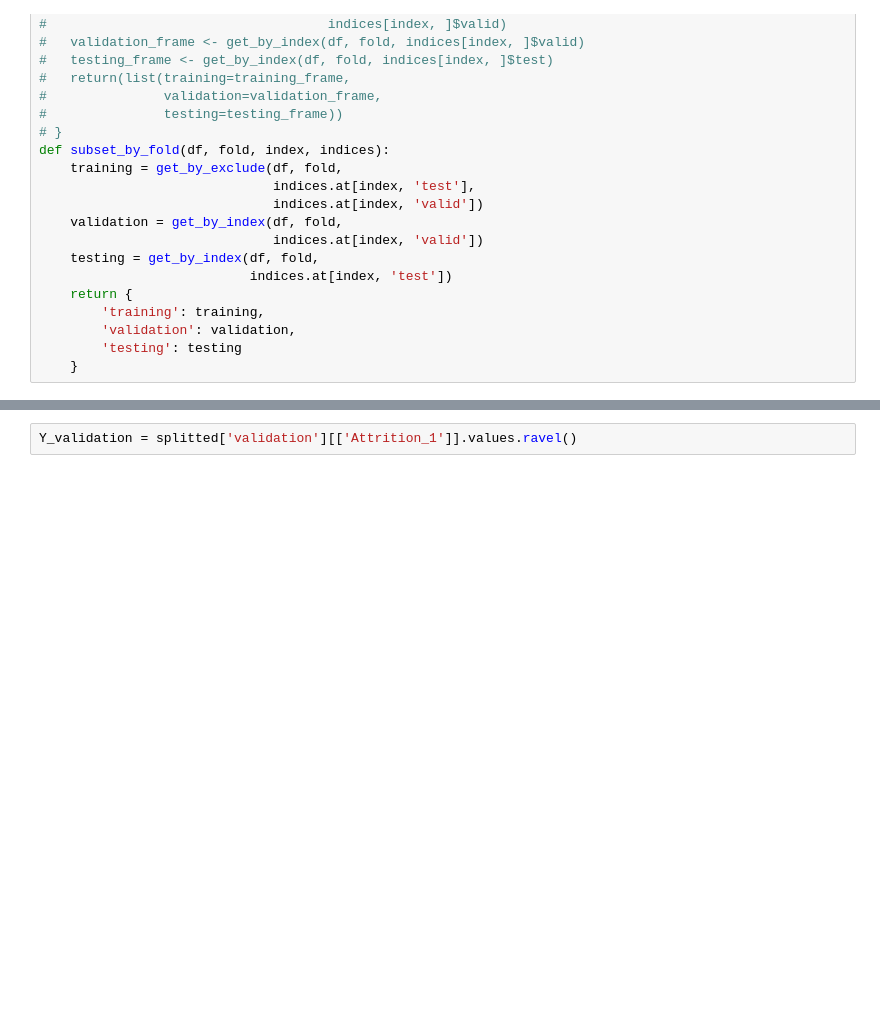
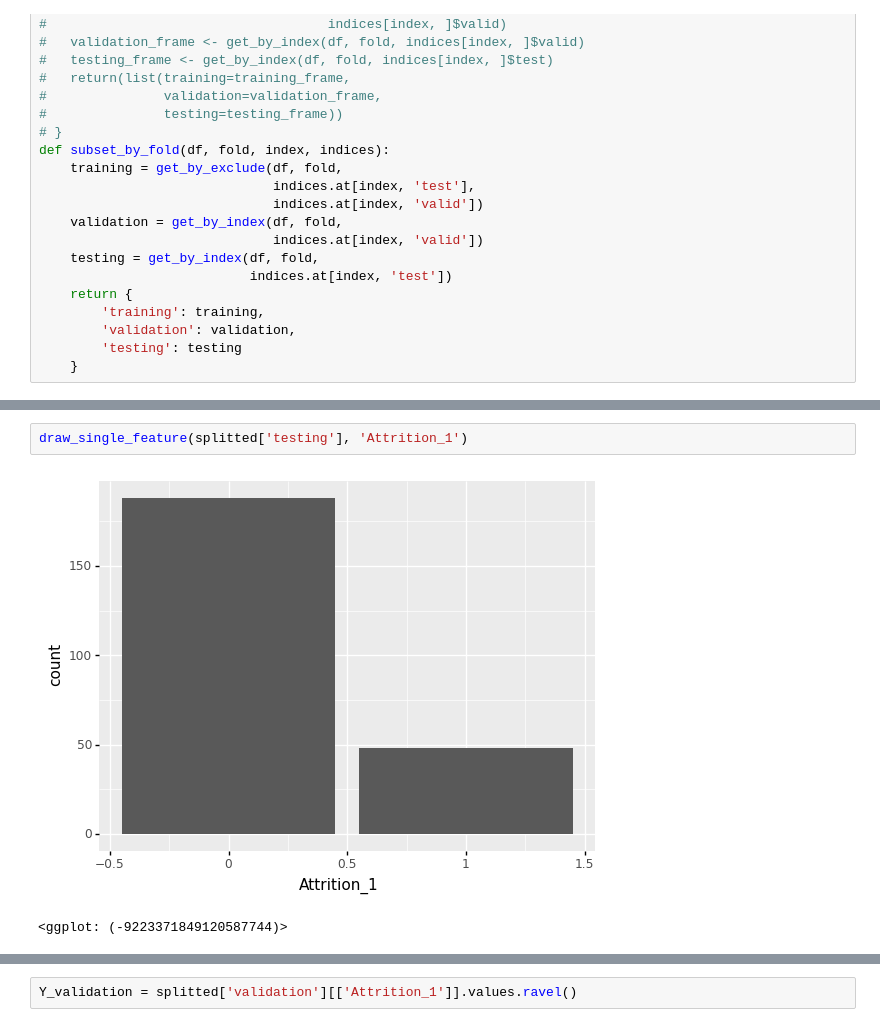
Before and after one commit to cchuang1024/nccu-data-mining, a Jupyter notebook: HW2.ipynb, the cells around one changed output, grey strips where cells are left out. Saved outputs shown, nothing was run; the diff lists cells and outputs as text; blank space fills up the shorter version.

```diff
--- a/HW2.ipynb
+++ b/HW2.ipynb
@@ -281,0 +260,5 @@ X
+# %%
+draw_single_feature(splitted['testing'], 'Attrition_1')
+# %% [output]
+[figure, added]
+<ggplot: (-9223371849120587744)>
```
Also changed, not shown: parts of 15 cells of this notebook.
